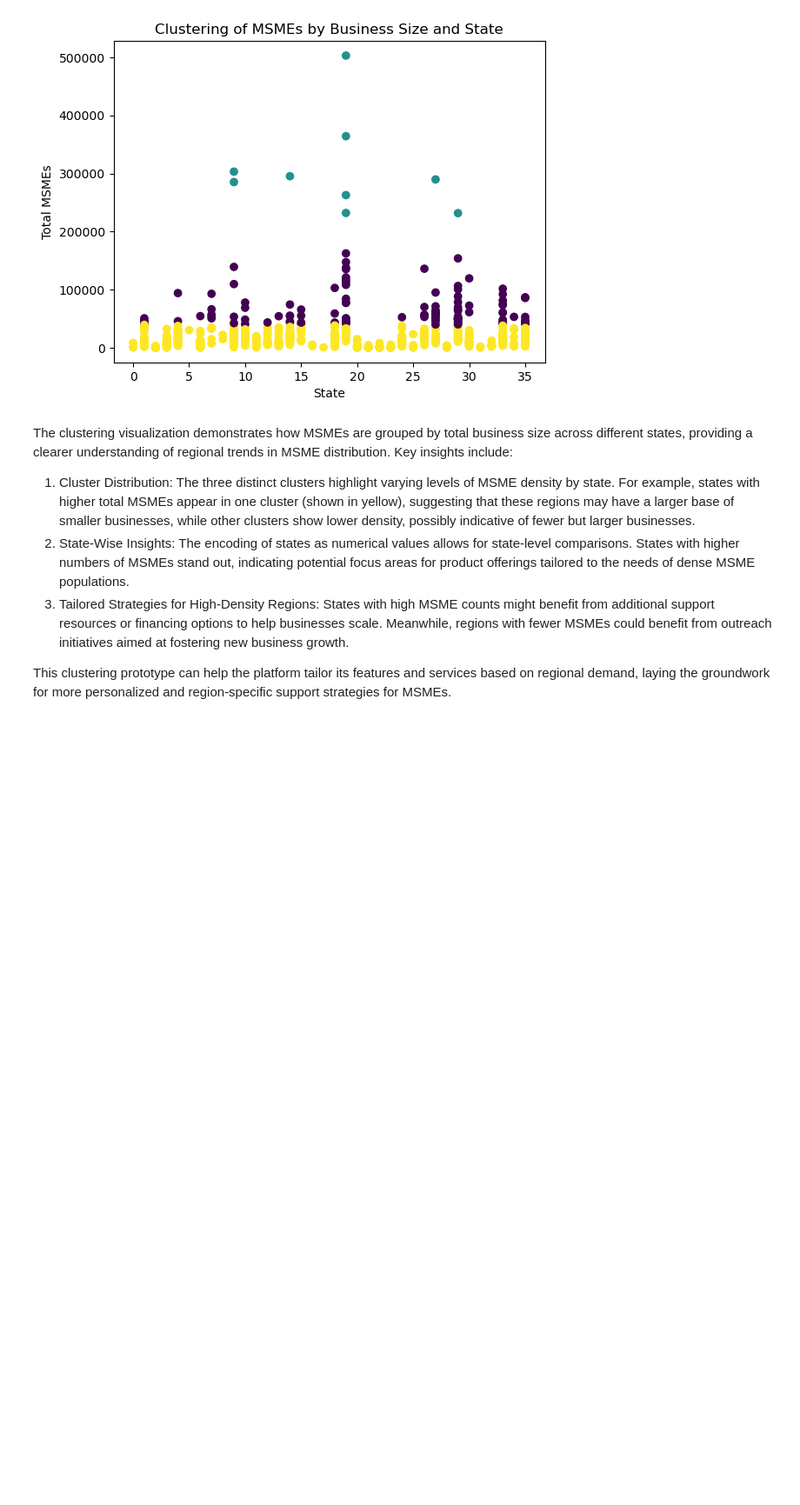
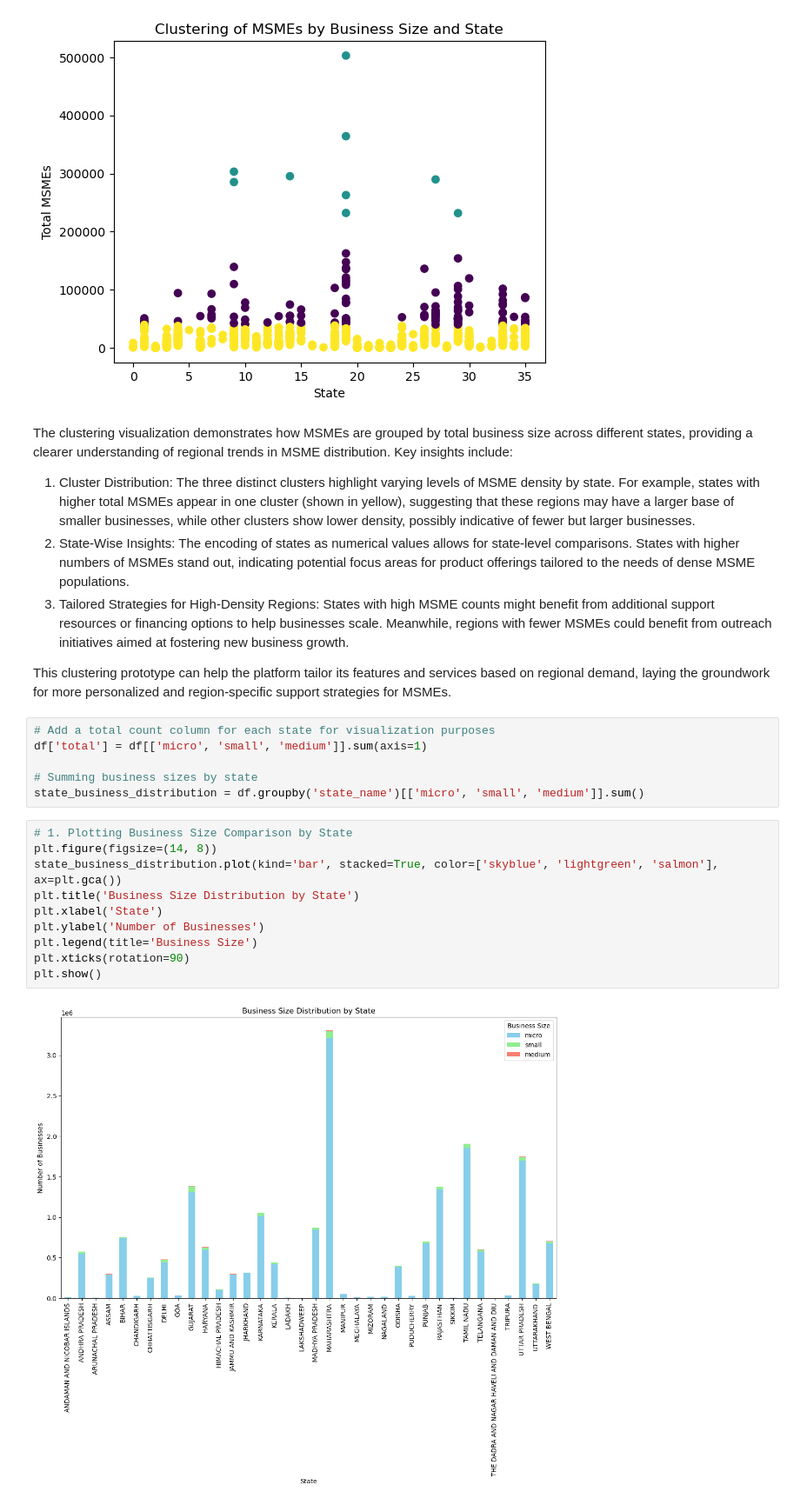
Before and after one commit to 10sharmashivam/AI_Personalization_for_MSME_FinTech_Platform, a Jupyter notebook: models/noteook.ipynb, the cells around one changed output. Shown at 87% size. Drawn from its saved outputs; the diff is of its cells as text; blank space fills up the shorter version.

Commit message:
Visualisation of micro, small, and medium businesses within each state.

```diff
--- a/models/noteook.ipynb
+++ b/models/noteook.ipynb
@@ -142,3 +142,21 @@ The clustering visualization demonstrates how MSMEs are grouped by total busines
 3.	Tailored Strategies for High-Density Regions: States with high MSME counts might benefit from additional support resources or financing options to help businesses scale. Meanwhile, regions with fewer MSMEs could benefit from outreach initiatives aimed at fostering new business growth.
 
 This clustering prototype can help the platform tailor its features and services based on regional demand, laying the groundwork for more personalized and region-specific support strategies for MSMEs.
+# %%
+# Add a total count column for each state for visualization purposes
+df['total'] = df[['micro', 'small', 'medium']].sum(axis=1)
+
+# Summing business sizes by state
+state_business_distribution = df.groupby('state_name')[['micro', 'small', 'medium']].sum()
+# %%
+# 1. Plotting Business Size Comparison by State
+plt.figure(figsize=(14, 8))
+state_business_distribution.plot(kind='bar', stacked=True, color=['skyblue', 'lightgreen', 'salmon'], ax=plt.gca())
+plt.title('Business Size Distribution by State')
+plt.xlabel('State')
+plt.ylabel('Number of Businesses')
+plt.legend(title='Business Size')
+plt.xticks(rotation=90)
+plt.show()
+# %% [output]
+[figure, added]
```
Also changed, not shown: parts of 2 cells of this notebook.
